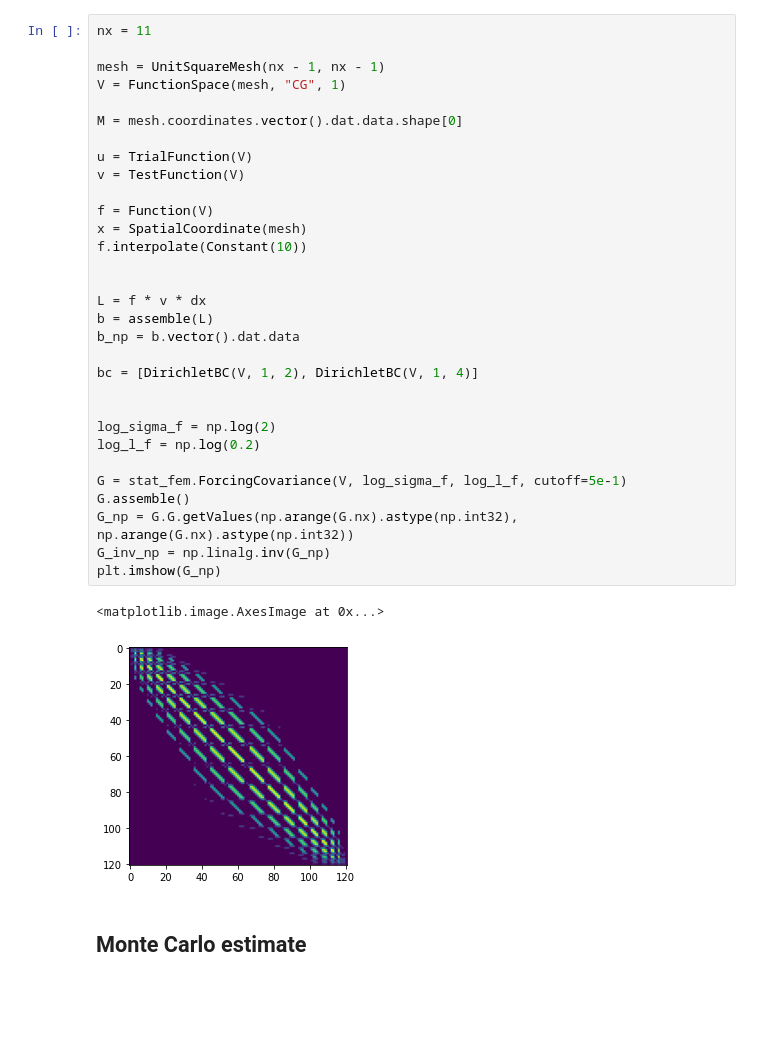
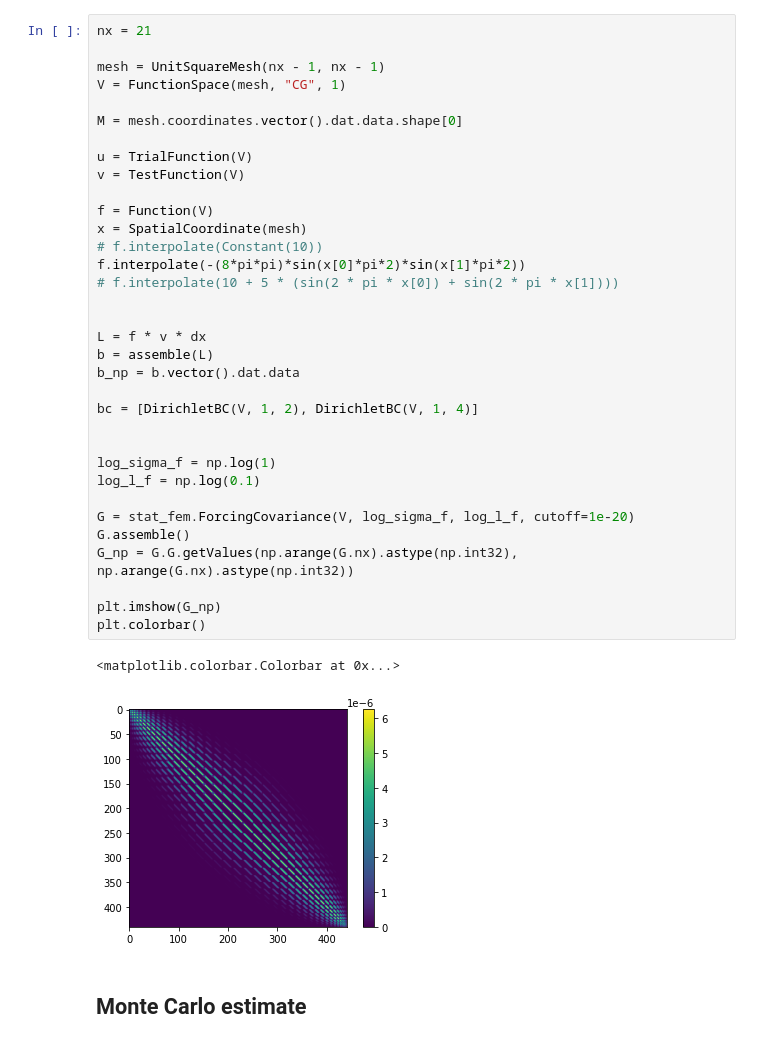
Before and after one commit to jp2011/stat-fem, a Jupyter notebook: notebooks/LHS Uncertainty.ipynb, the cells around one changed output. Cells and saved outputs as stored; diff of their text form; blank space fills up the shorter version.

```diff
--- a/notebooks/LHS Uncertainty.ipynb
+++ b/notebooks/LHS Uncertainty.ipynb
@@ -41,37 +61,40 @@ num_samples = 1000
 # %%
-nx = 11
+nx = 21
 
 mesh = UnitSquareMesh(nx - 1, nx - 1)
 V = FunctionSpace(mesh, "CG", 1)
 
 M = mesh.coordinates.vector().dat.data.shape[0]
 
 u = TrialFunction(V)
 v = TestFunction(V)
 
 f = Function(V)
 x = SpatialCoordinate(mesh)
-f.interpolate(Constant(10))
+# f.interpolate(Constant(10))
+f.interpolate(-(8*pi*pi)*sin(x[0]*pi*2)*sin(x[1]*pi*2))
+# f.interpolate(10 + 5 * (sin(2 * pi * x[0]) + sin(2 * pi * x[1])))
 
 
 L = f * v * dx
 b = assemble(L)
 b_np = b.vector().dat.data
 
 bc = [DirichletBC(V, 1, 2), DirichletBC(V, 1, 4)]
 
 
-log_sigma_f = np.log(2)
-log_l_f = np.log(0.2)
+log_sigma_f = np.log(1)
+log_l_f = np.log(0.1)
 
-G = stat_fem.ForcingCovariance(V, log_sigma_f, log_l_f, cutoff=5e-1)
+G = stat_fem.ForcingCovariance(V, log_sigma_f, log_l_f, cutoff=1e-20)
 G.assemble()
 G_np = G.G.getValues(np.arange(G.nx).astype(np.int32), np.arange(G.nx).astype(np.int32))
-G_inv_np = np.linalg.inv(G_np)
+
 plt.imshow(G_np)
+plt.colorbar()
 # %% [output]
-<matplotlib.image.AxesImage at 0x...>
+<matplotlib.colorbar.Colorbar at 0x...>
-[figure, old version]
+[figure, new version]
 # %% [markdown]
 ## Monte Carlo estimate
 # %%
```
Also changed, not shown: parts of 27 cells of this notebook, 1 other file.
